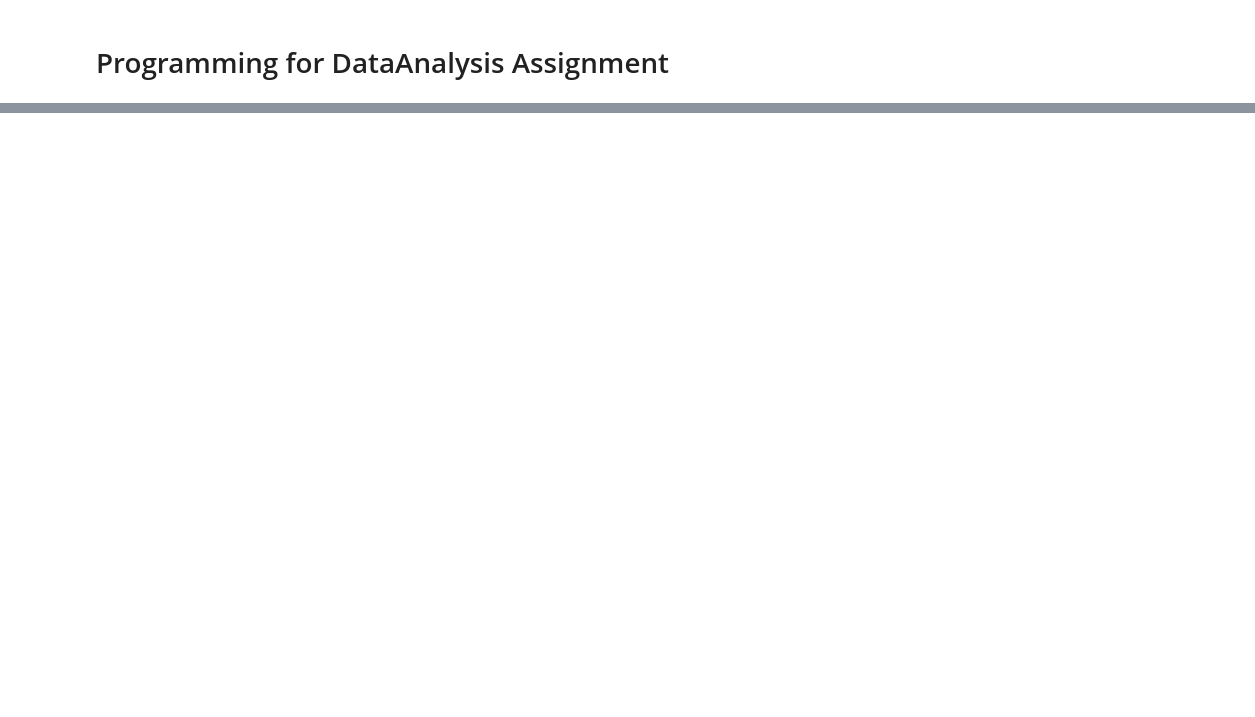
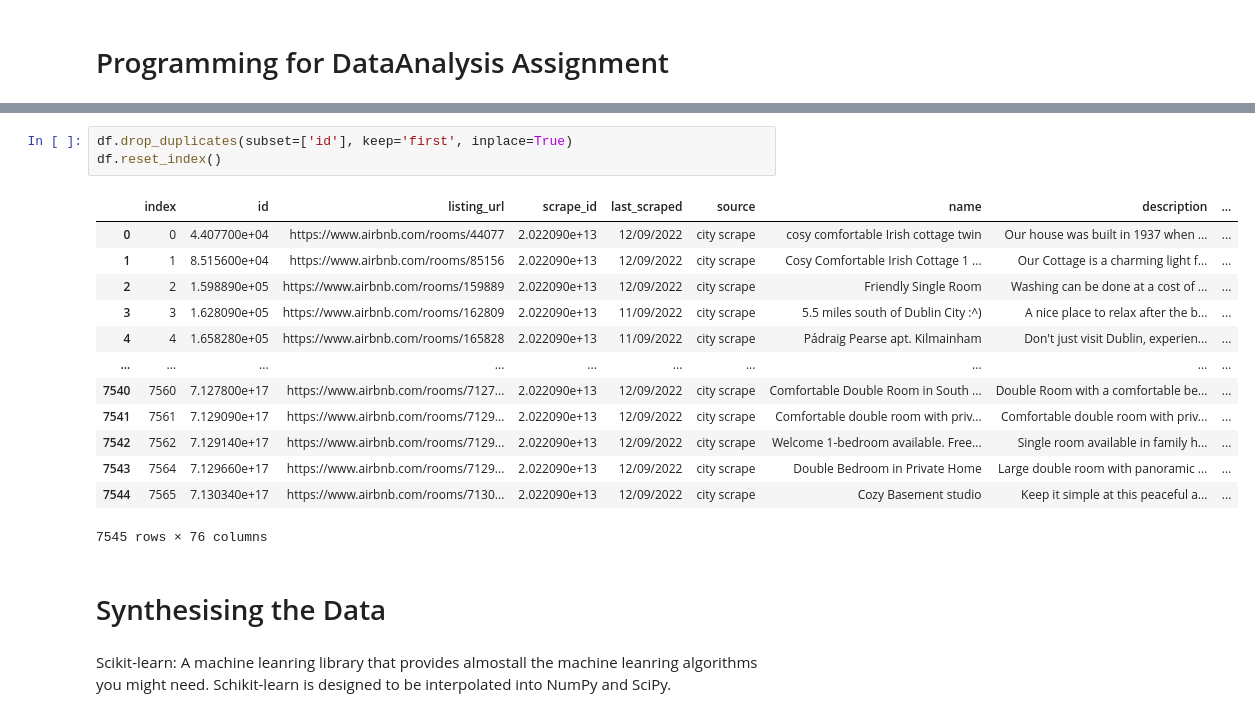
Before and after one commit to AndrewShanahan/PFDA_Assignment, a Jupyter notebook: PfDA_Assignment.ipynb, the cells around one changed output, grey strips where cells are left out. Cells and saved outputs as stored; diff of their text form; blank space fills up the shorter version.

Commit message:
Initial data analysis

```diff
--- a/PfDA_Assignment.ipynb
+++ b/PfDA_Assignment.ipynb
@@ -3,2 +115,23 @@
+# %%
+df.drop_duplicates(subset=['id'], keep='first', inplace=True)
+df.reset_index()
+# %% [output]
+|  | index | id | listing_url | scrape_id | last_scraped | source | name | description | ... |
+| 0 | 0 | 4.407700e+04 | https://www.airbnb.com/rooms/44077 | 2.022090e+13 | 12/09/2022 | city scrape | cosy comfortable Irish cottage twin | Our house was built in 1937 when ... | ... |
+| 1 | 1 | 8.515600e+04 | https://www.airbnb.com/rooms/85156 | 2.022090e+13 | 12/09/2022 | city scrape | Cosy Comfortable Irish Cottage 1 ... | Our Cottage is a charming light f... | ... |
+| 2 | 2 | 1.598890e+05 | https://www.airbnb.com/rooms/159889 | 2.022090e+13 | 12/09/2022 | city scrape | Friendly Single Room | Washing can be done at a cost of ... | ... |
+| 3 | 3 | 1.628090e+05 | https://www.airbnb.com/rooms/162809 | 2.022090e+13 | 11/09/2022 | city scrape | 5.5 miles south of Dublin City :^) | A nice place to relax after the b... | ... |
+| 4 | 4 | 1.658280e+05 | https://www.airbnb.com/rooms/165828 | 2.022090e+13 | 11/09/2022 | city scrape | Pádraig Pearse apt. Kilmainham | Don't just visit Dublin, experien... | ... |
+| ... | ... | ... | ... | ... | ... | ... | ... | ... | ... |
+| 7540 | 7560 | 7.127800e+17 | https://www.airbnb.com/rooms/7127... | 2.022090e+13 | 12/09/2022 | city scrape | Comfortable Double Room in South ... | Double Room with a comfortable be... | ... |
+| 7541 | 7561 | 7.129090e+17 | https://www.airbnb.com/rooms/7129... | 2.022090e+13 | 12/09/2022 | city scrape | Comfortable double room with priv... | Comfortable double room with priv... | ... |
+| 7542 | 7562 | 7.129140e+17 | https://www.airbnb.com/rooms/7129... | 2.022090e+13 | 12/09/2022 | city scrape | Welcome 1-bedroom available. Free... | Single room available in family h... | ... |
+| 7543 | 7564 | 7.129660e+17 | https://www.airbnb.com/rooms/7129... | 2.022090e+13 | 12/09/2022 | city scrape | Double Bedroom in Private Home | Large double room with panoramic ... | ... |
+| 7544 | 7565 | 7.130340e+17 | https://www.airbnb.com/rooms/7130... | 2.022090e+13 | 12/09/2022 | city scrape | Cozy Basement studio | Keep it simple at this peaceful a... | ... |
+7545 rows × 76 columns
+# %% [markdown]
+# Synthesising the Data
+# %% [markdown]
+Scikit-learn: A machine leanring library that provides almostall the machine leanring algorithms you might need. Schikit-learn is designed to be interpolated into NumPy and SciPy.
 # %% [markdown]
 ![Image](https://qtxasset.com/cdn-cgi/image/w=850,h=478,f=auto,fit=crop,g=0.5x0.5/https://qtxasset.com/quartz/qcloud1/media/image/hotelmanagement/1546632060/Airbnb%20Logo.png/Airbnb%20Logo.png?VersionId=ThlQLEp0zFaHTe_93YSLwNNOHeweU0sd)
```
Also changed, not shown: parts of 34 cells of this notebook, 2 other files.
